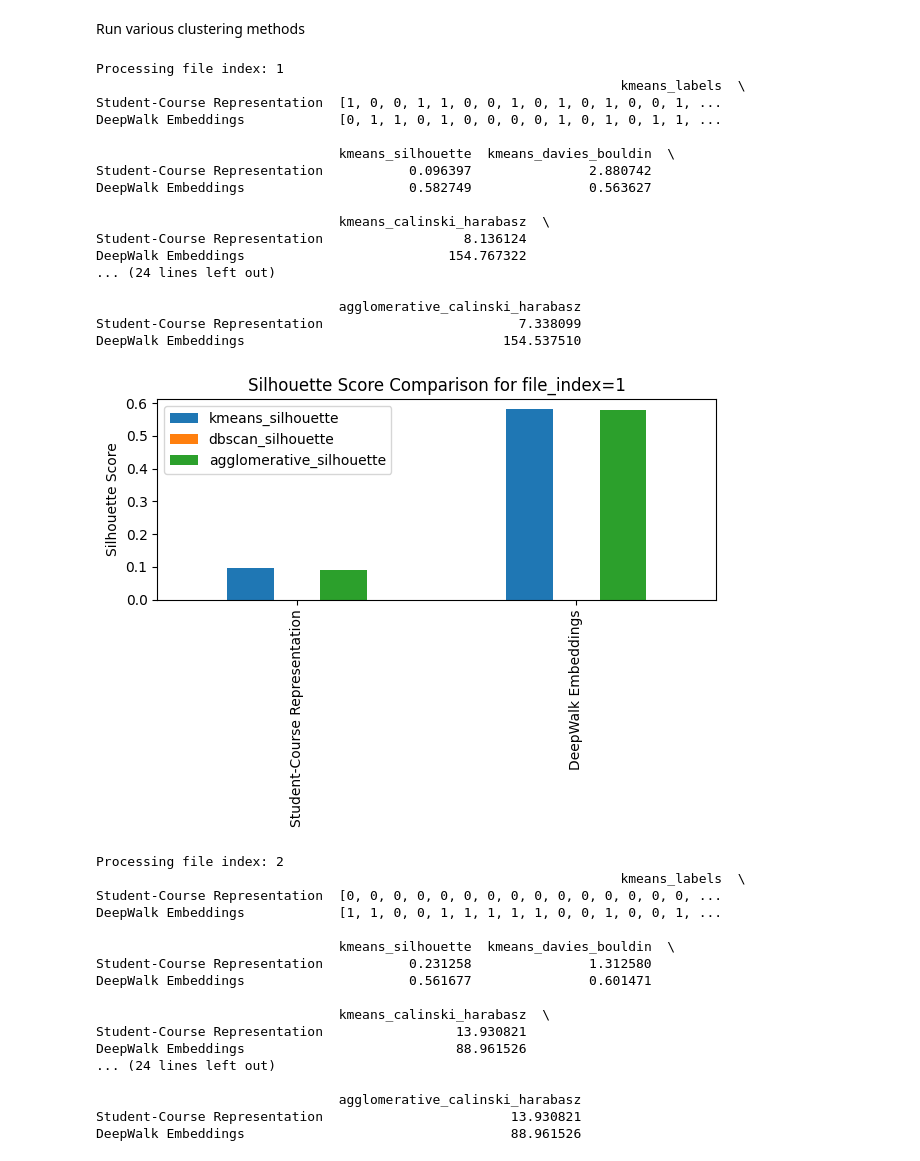
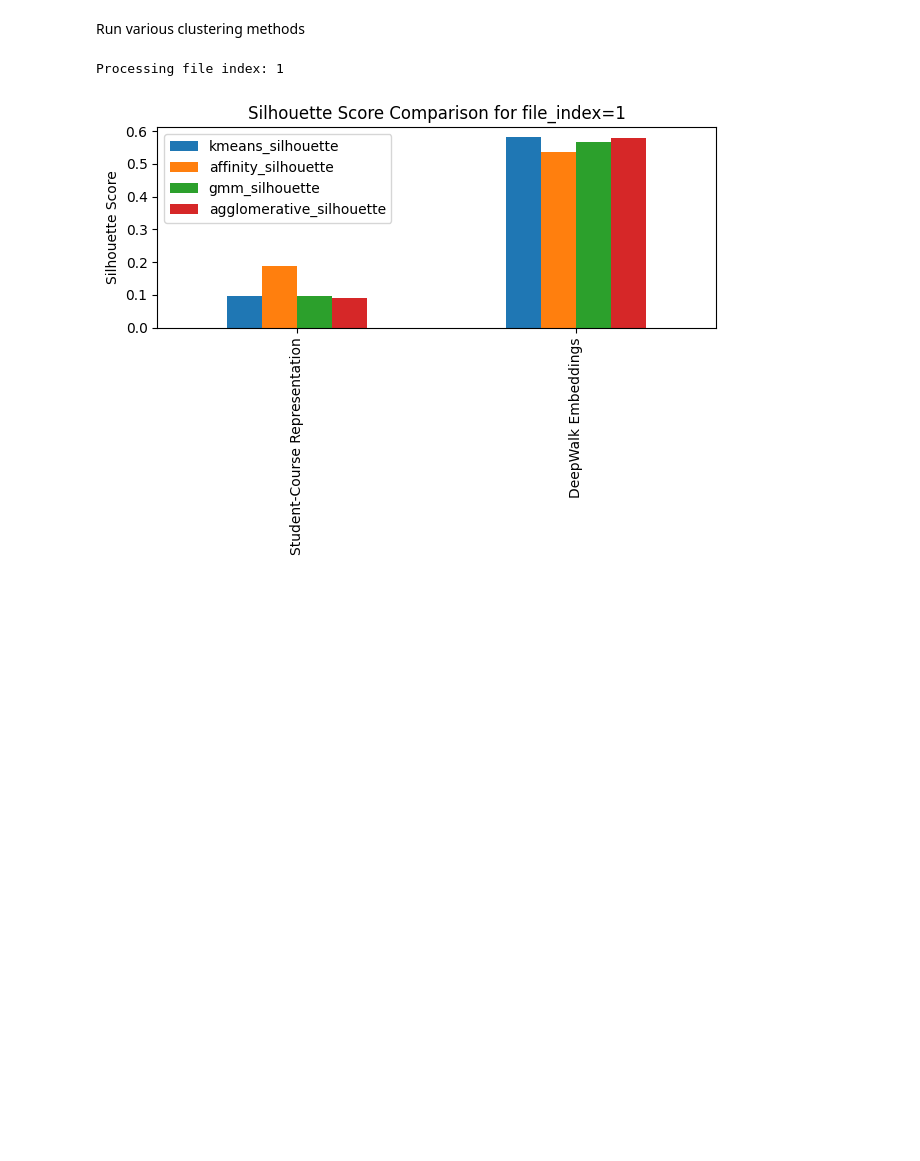
Before and after one commit to mamintoosi/Deepwalk-SSP, a Jupyter notebook: DeepWalk-SSP.ipynb, the cells around one changed output. Saved outputs shown, nothing was run; the diff lists cells and outputs as text; code cells hidden in the pictures; blank space fills up the shorter version.

```diff
--- a/DeepWalk-SSP.ipynb
+++ b/DeepWalk-SSP.ipynb
@@ -580,6 +582,10 @@ import ast  # Needed to safely evaluate a string that represents a list
 # load the previous computed embeddings
 df = pd.read_excel('results/df.xlsx')
 # %%
+from sklearn.cluster import KMeans, AgglomerativeClustering, AffinityPropagation
+from sklearn.mixture import GaussianMixture
+from sklearn.metrics import silhouette_score, davies_bouldin_score, calinski_harabasz_score
+
 def cluster_students_and_evaluate(data):
     results = {}
 
@@ -590,17 +596,20 @@ def cluster_students_and_evaluate(data):
     results['kmeans_davies_bouldin'] = davies_bouldin_score(data, kmeans.labels_)
     results['kmeans_calinski_harabasz'] = calinski_harabasz_score(data, kmeans.labels_)
 
-    # DBSCAN
-    dbscan = DBSCAN(eps=0.5, min_samples=5).fit(data)
-    results['dbscan_labels'] = dbscan.labels_
-    if len(set(dbscan.labels_)) > 1:
-        results['dbscan_silhouette'] = silhouette_score(data, dbscan.labels_)
-        results['dbscan_davies_bouldin'] = davies_bouldin_score(data, dbscan.labels_)
-        results['dbscan_calinski_harabasz'] = calinski_harabasz_score(data, dbscan.labels_)
-    else:
-        results['dbscan_silhouette'] = float('nan')
-        results['dbscan_davies_bouldin'] = float('nan')
-        results['dbscan_calinski_harabasz'] = float('nan')
+    # Affinity Propagation
+    affinity = AffinityPropagation().fit(data)
+    results['affinity_labels'] = affinity.labels_
+    results['affinity_silhouette'] = silhouette_score(data, affinity.labels_)
+    results['affinity_davies_bouldin'] = davies_bouldin_score(data, affinity.labels_)
+    results['affinity_calinski_harabasz'] = calinski_harabasz_score(data, affinity.labels_)
+
+    # Gaussian Mixture Model
+    gmm = GaussianMixture(n_components=2, random_state=42).fit(data)
+    gmm_labels = gmm.predict(data)
+    results['gmm_labels'] = gmm_labels
+    results['gmm_silhouette'] = silhouette_score(data, gmm_labels)
+    results['gmm_davies_bouldin'] = davies_bouldin_score(data, gmm_labels)
+    results['gmm_calinski_harabasz'] = calinski_harabasz_score(data, gmm_labels)
 
     # Agglomerative Clustering
     agglomerative = AgglomerativeClustering(n_clusters=2).fit(data)
@@ -609,13 +618,6 @@ def cluster_students_and_evaluate(data):
     results['agglomerative_davies_bouldin'] = davies_bouldin_score(data, agglomerative.labels_)
     results['agglomerative_calinski_harabasz'] = calinski_harabasz_score(data, agglomerative.labels_)
 
-    # # Mean Shift
-    # meanshift = MeanShift().fit(data)
-    # results['meanshift_labels'] = meanshift.labels_
-    # results['meanshift_silhouette'] = silhouette_score(data, meanshift.labels_)
-    # results['meanshift_davies_bouldin'] = davies_bouldin_score(data, meanshift.labels_)
-    # results['meanshift_calinski_harabasz'] = calinski_harabasz_score(data, meanshift.labels_)
-
     return results
 # %%
 # Main Processing
@@ -637,67 +639,36 @@ for file_index in range(1, 7):  # Adjust based on actual file indices
     cleaned_str = embeddings_str.replace('\n', ', ').replace('[', '').replace(']', '')
     # Convert the cleaned string to a numpy array
     embeddings_list = np.array([[float(num) for num in row.split()] for row in cleaned_str.split(',') if row])
 
     # Convert the list of lists to a numpy array
     embeddings = np.array(embeddings_list)
 
     file_path = f"data/{file_index}.txt"  # Update the path based on your data files
     # print(type(embeddings[0]))
     # Process data and get student-course matrix
     student_course_matrix, courses = read_class(file_path)
 
     # Cluster and evaluate raw data and embeddings
     results_student_course = cluster_students_and_evaluate(student_course_matrix)
     results_embeddings = cluster_students_and_evaluate(embeddings)
 
     # Store results in a DataFrame
     df_results = pd.DataFrame([results_student_course, results_embeddings],
                                 index=['Student-Course Representation', 'DeepWalk Embeddings'])
 
     # Save and visualize results
-    print(df_results)
+    # print(df_results)
 
     # Visualizing silhouette scores
-    silhouette_metrics = df_results[['kmeans_silhouette', 'dbscan_silhouette', 'agglomerative_silhouette']]
+    silhouette_metrics = df_results[['kmeans_silhouette', 'affinity_silhouette', \
+                                     'gmm_silhouette', 'agglomerative_silhouette']]
     silhouette_metrics.plot.bar()
     plt.title(f'Silhouette Score Comparison for file_index={file_index}')
     plt.ylabel('Silhouette Score')
     plt.tight_layout()
-    plt.savefig(f'results/silhouette_score_comparison_file_{file_index}.png')
+    # plt.savefig(f'results/silhouette_score_comparison_file_{file_index}.png')
     plt.show()
+    break
 # %% [output]
 Processing file index: 1
-                                                                   kmeans_labels  \
-Student-Course Representation  [1, 0, 0, 1, 1, 0, 0, 1, 0, 1, 0, 1, 0, 0, 1, ...
-DeepWalk Embeddings            [0, 1, 1, 0, 1, 0, 0, 0, 0, 1, 0, 1, 0, 1, 1, ...
-
-                               kmeans_silhouette  kmeans_davies_bouldin  \
-Student-Course Representation           0.096397               2.880742
-DeepWalk Embeddings                     0.582749               0.563627
-
-                               kmeans_calinski_harabasz  \
-Student-Course Representation                  8.136124
-DeepWalk Embeddings                          154.767322
-... (24 lines left out)
-
-                               agglomerative_calinski_harabasz
-Student-Course Representation                         7.338099
-DeepWalk Embeddings                                 154.537510
-[figure, old version]
+[figure, new version]
-Processing file index: 2
-                                                                   kmeans_labels  \
-Student-Course Representation  [0, 0, 0, 0, 0, 0, 0, 0, 0, 0, 0, 0, 0, 0, 0, ...
-DeepWalk Embeddings            [1, 1, 0, 0, 1, 1, 1, 1, 1, 0, 0, 1, 0, 0, 1, ...
-
-                               kmeans_silhouette  kmeans_davies_bouldin  \
-Student-Course Representation           0.231258               1.312580
-DeepWalk Embeddings                     0.561677               0.601471
-
-                               kmeans_calinski_harabasz  \
-Student-Course Representation                 13.930821
-DeepWalk Embeddings                           88.961526
-... (24 lines left out)
-
-                               agglomerative_calinski_harabasz
-Student-Course Representation                        13.930821
-DeepWalk Embeddings                                  88.961526
```
Also changed, not shown: parts of 3 cells of this notebook.
